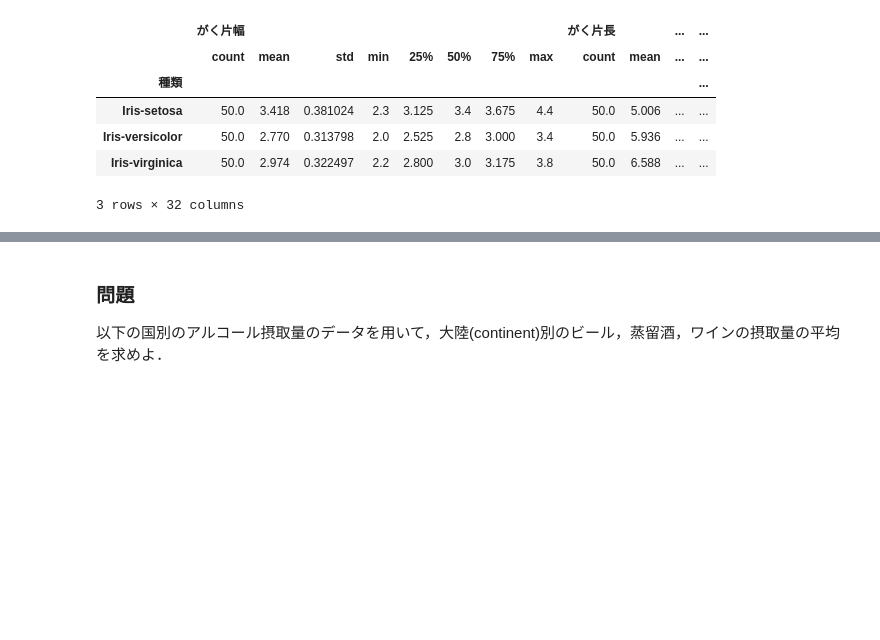
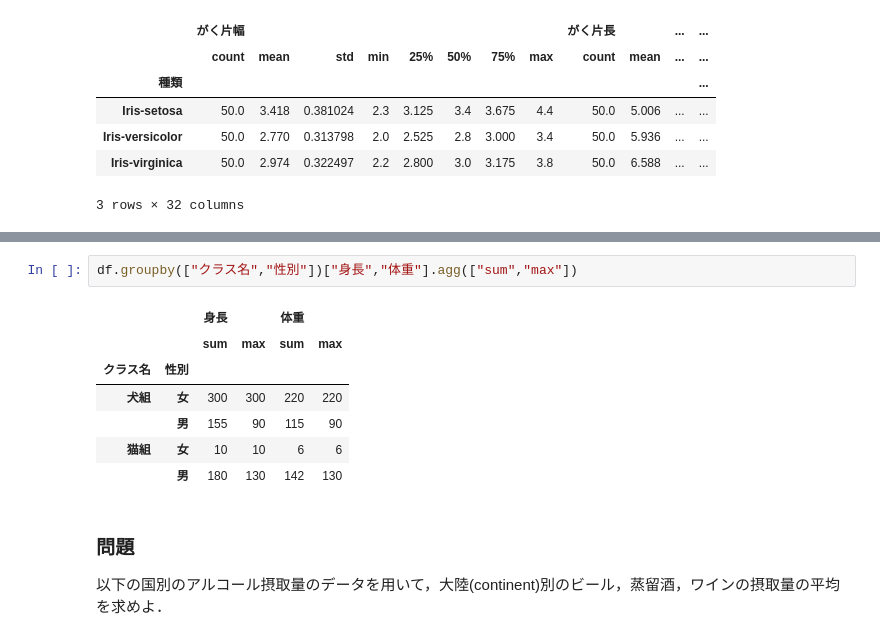
Before and after one commit to mickeykubo/analytics_book, a Jupyter notebook: pandas1_0.ipynb, the cells around one changed output, grey strips where cells are left out. Cells and saved outputs as stored; diff of their text form; blank space fills up the shorter version.

```diff
--- a/pandas1_0.ipynb
+++ b/pandas1_0.ipynb
@@ -437,3 +526,13 @@ df.groupby('種類').describe()
+# %%
+df.groupby(["クラス名","性別"])["身長","体重"].agg(["sum","max"])
+# %% [output]
+|  |  | 身長 |  | 体重 |  |
+|  |  | sum | max | sum | max |
+| クラス名 | 性別 |  |  |  |  |
+| 犬組 | 女 | 300 | 300 | 220 | 220 |
+|  | 男 | 155 | 90 | 115 | 90 |
+| 猫組 | 女 | 10 | 10 | 6 | 6 |
+|  | 男 | 180 | 130 | 142 | 130 |
 # %% [markdown]
 ### 問題
 
```
Also changed, not shown: parts of 21 cells of this notebook.
